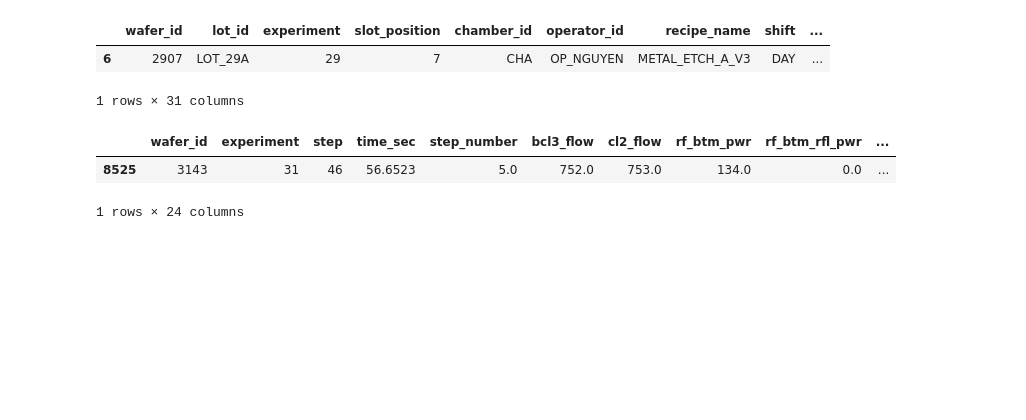
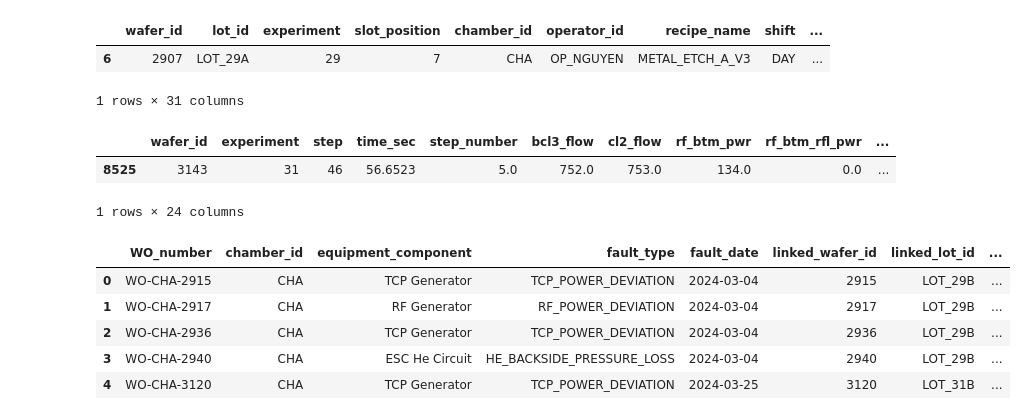
Before and after one commit to niva-scotia/manufacturing-agents, a Jupyter notebook: manual_testing.ipynb, the cells around one changed output. Cells and saved outputs as stored; diff of their text form; code cells hidden in the pictures; blank space fills up the shorter version.

```diff
--- a/manual_testing.ipynb
+++ b/manual_testing.ipynb
@@ -289,3 +289,13 @@ train_machine[(train_machine['wafer_id'] == 3143) & (train_machine['tcp_top_pwr'
 |  | wafer_id | experiment | step | time_sec | step_number | bcl3_flow | cl2_flow | rf_btm_pwr | rf_btm_rfl_pwr | ... |
 | 8525 | 3143 | 31 | 46 | 56.6523 | 5.0 | 752.0 | 753.0 | 134.0 | 0.0 | ... |
 1 rows × 24 columns
+# %%
+cmms_work_orders = pd.read_csv('data/cmms_work_orders.csv')
+cmms_work_orders.head()
+# %% [output]
+|  | WO_number | chamber_id | equipment_component | fault_type | fault_date | linked_wafer_id | linked_lot_id | ... |
+| 0 | WO-CHA-2915 | CHA | TCP Generator | TCP_POWER_DEVIATION | 2024-03-04 | 2915 | LOT_29B | ... |
+| 1 | WO-CHA-2917 | CHA | RF Generator | RF_POWER_DEVIATION | 2024-03-04 | 2917 | LOT_29B | ... |
+| 2 | WO-CHA-2936 | CHA | TCP Generator | TCP_POWER_DEVIATION | 2024-03-04 | 2936 | LOT_29B | ... |
+| 3 | WO-CHA-2940 | CHA | ESC He Circuit | HE_BACKSIDE_PRESSURE_LOSS | 2024-03-04 | 2940 | LOT_29B | ... |
+| 4 | WO-CHA-3120 | CHA | TCP Generator | TCP_POWER_DEVIATION | 2024-03-25 | 3120 | LOT_31B | ... |
```
Also changed, not shown: parts of 3 cells of this notebook.
